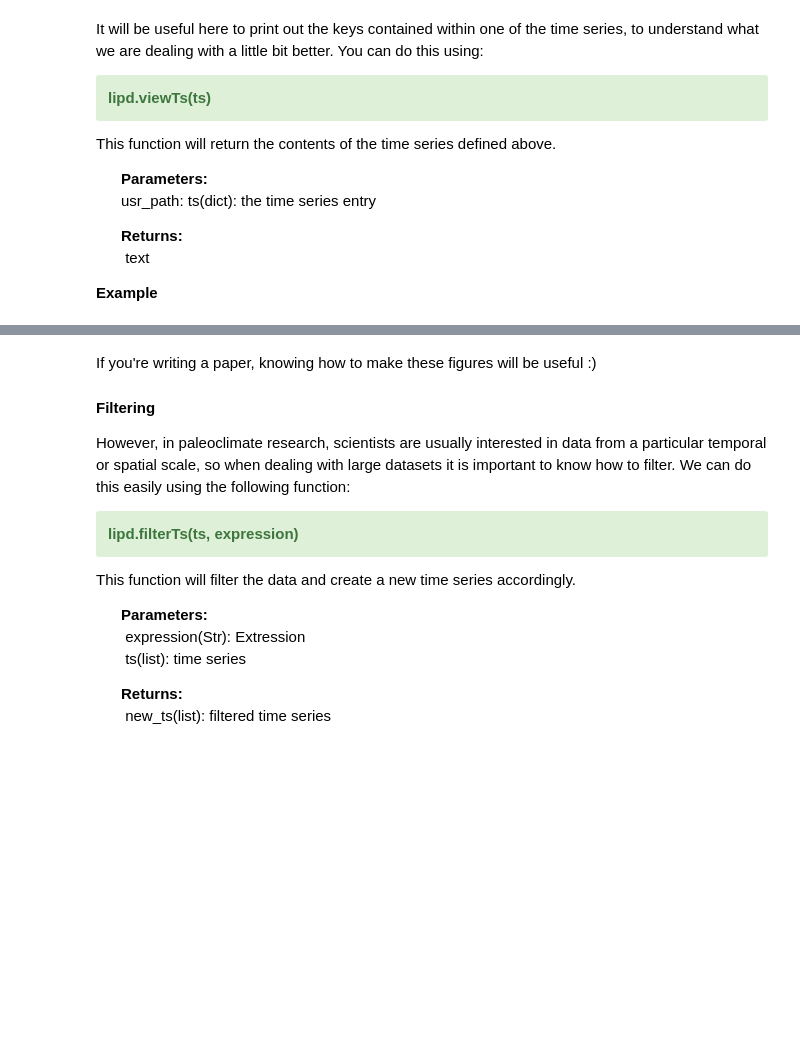
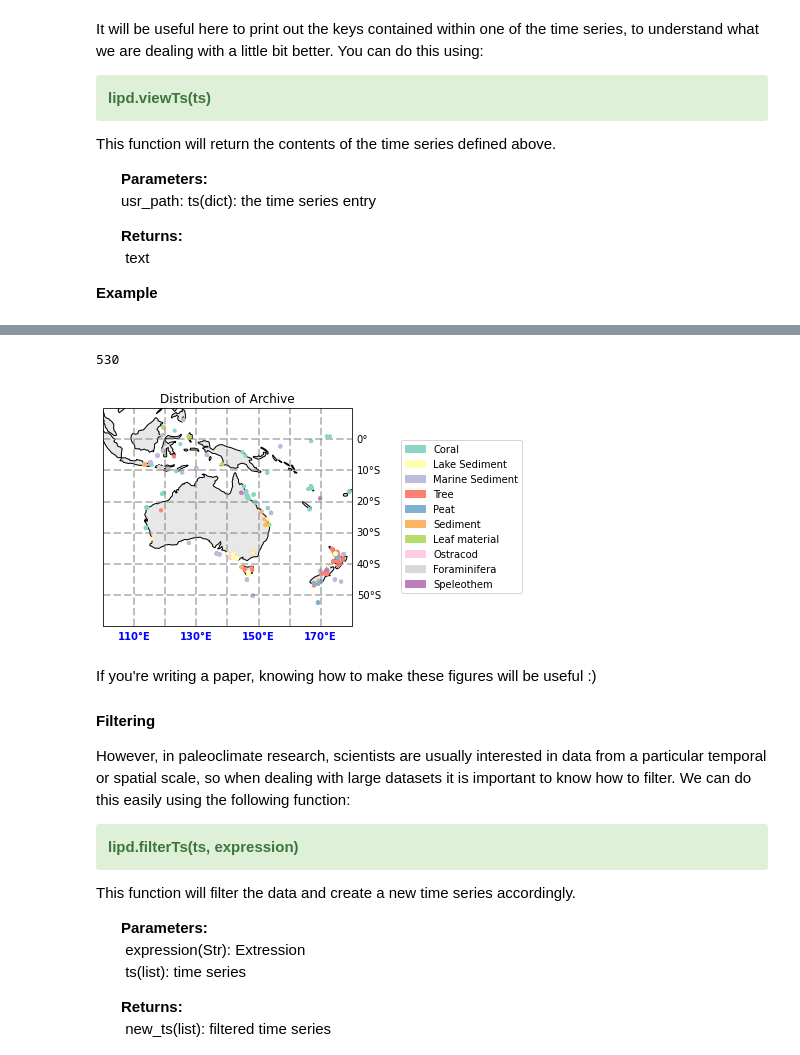
Before and after one commit to anastasia-morf/EMSC4033-project, a Jupyter notebook: GraphMaker.ipynb, the cells around one changed output, grey strips where cells are left out. Saved outputs shown, nothing was run; the diff lists cells and outputs as text; code cells hidden in the pictures; blank space fills up the shorter version.

```diff
--- a/GraphMaker.ipynb
+++ b/GraphMaker.ipynb
@@ -356,3 +221,8 @@ plt.show()
+# %%
+make_spatial_map(data)
+# %% [output]
+530
+[figure, added]
 # %% [markdown]
 If you're writing a paper, knowing how to make these figures will be useful :)
 
```
Also changed, not shown: parts of 28 cells of this notebook, 3 other files.
